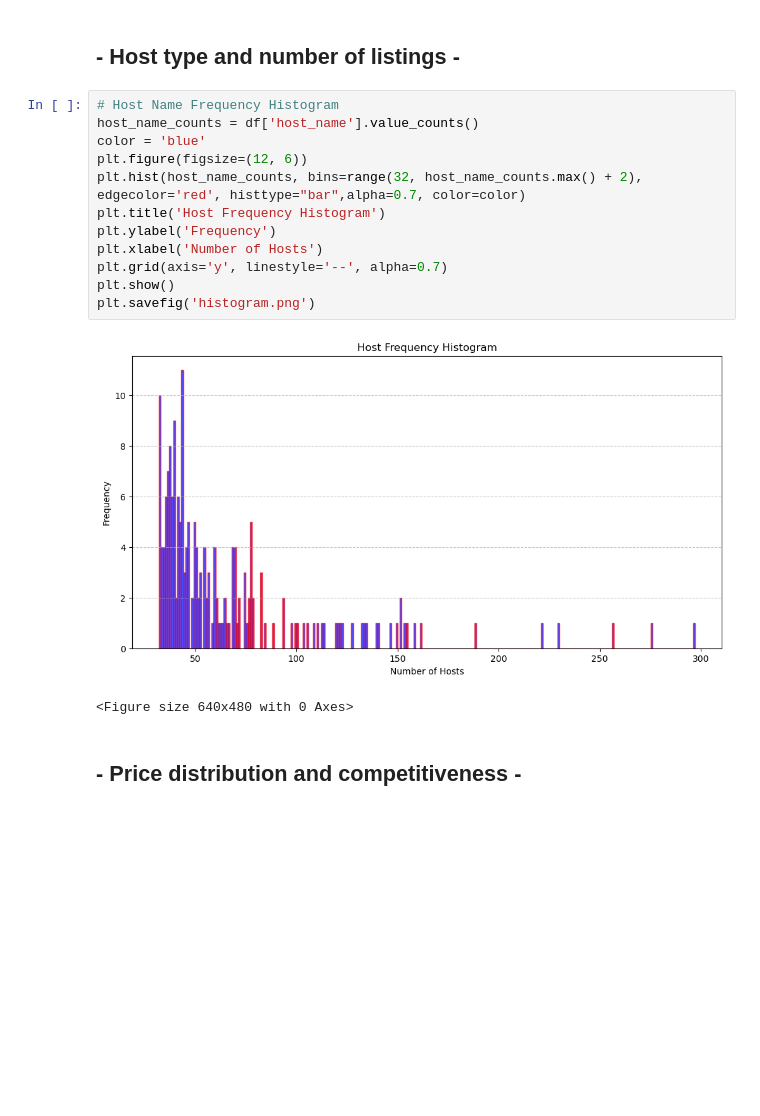
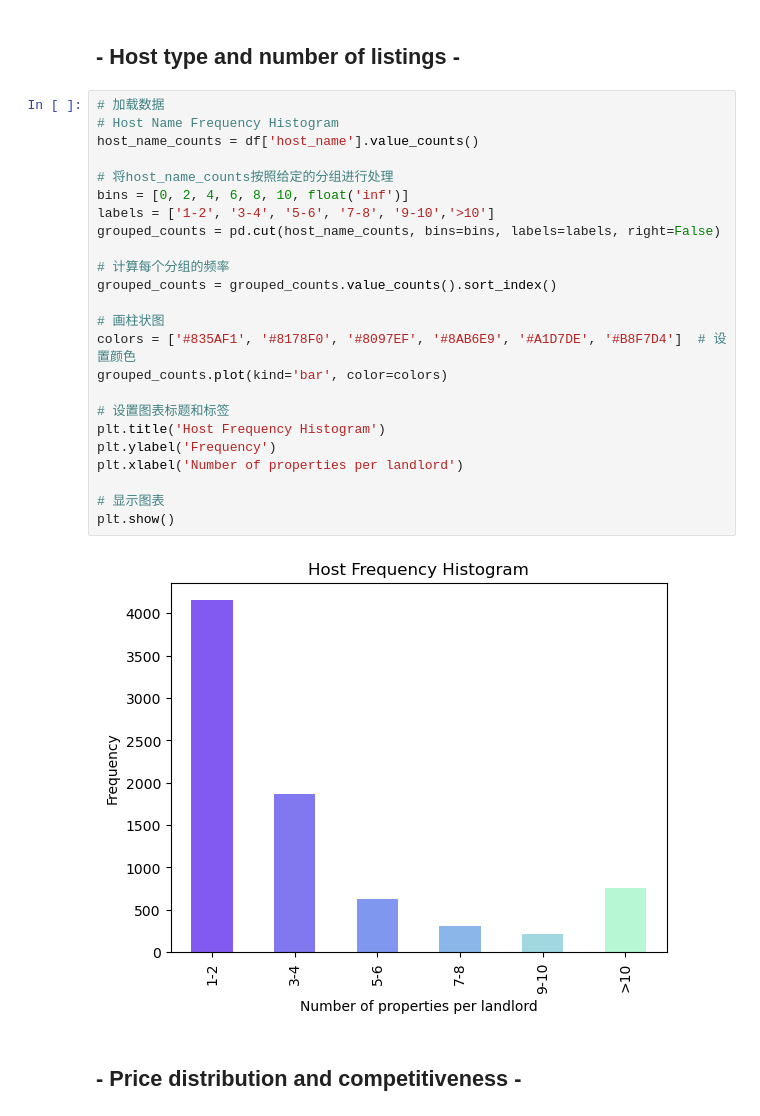
Before and after one commit to OnTheMon/FSDS-project, a Jupyter notebook: Questions/Question 6 Huang/Question 6.ipynb, the cells around one changed output. Saved outputs shown, nothing was run; the diff lists cells and outputs as text; blank space fills up the shorter version.

```diff
--- a/Questions/Question 6 Huang/Question 6.ipynb
+++ b/Questions/Question 6 Huang/Question 6.ipynb
@@ -114,20 +100,31 @@ Map for room_type=Shared room saved to /home/jovyan/work/foundations/Shared room
 # %% [markdown]
 ## - Host type and number of listings -
 # %%
+# 加载数据
 # Host Name Frequency Histogram
 host_name_counts = df['host_name'].value_counts()
-color = 'blue'
-plt.figure(figsize=(12, 6))
-plt.hist(host_name_counts, bins=range(32, host_name_counts.max() + 2), edgecolor='red', histtype="bar",alpha=0.7, color=color)
+
+# 将host_name_counts按照给定的分组进行处理
+bins = [0, 2, 4, 6, 8, 10, float('inf')]
+labels = ['1-2', '3-4', '5-6', '7-8', '9-10','>10']
+grouped_counts = pd.cut(host_name_counts, bins=bins, labels=labels, right=False)
+
+# 计算每个分组的频率
+grouped_counts = grouped_counts.value_counts().sort_index()
+
+# 画柱状图
+colors = ['#835AF1', '#8178F0', '#8097EF', '#8AB6E9', '#A1D7DE', '#B8F7D4']  # 设置颜色
+grouped_counts.plot(kind='bar', color=colors)
+
+# 设置图表标题和标签
 plt.title('Host Frequency Histogram')
 plt.ylabel('Frequency')
-plt.xlabel('Number of Hosts')
-plt.grid(axis='y', linestyle='--', alpha=0.7)
+plt.xlabel('Number of properties per landlord')
+
+# 显示图表
 plt.show()
-plt.savefig('histogram.png')
 # %% [output]
-[figure, old version]
+[figure, new version]
-<Figure size 640x480 with 0 Axes>
 # %% [markdown]
 ## - Price distribution and competitiveness -
 # %%
```
Also changed, not shown: parts of 3 cells of this notebook.
